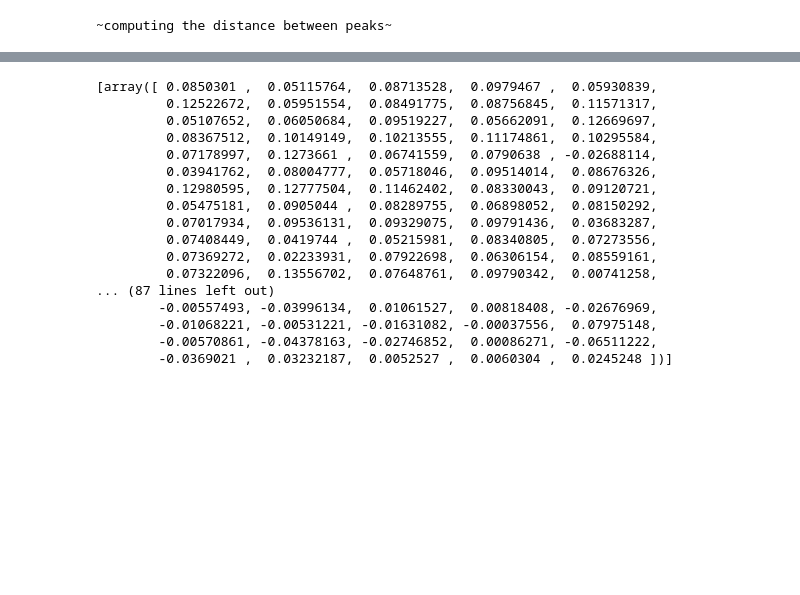
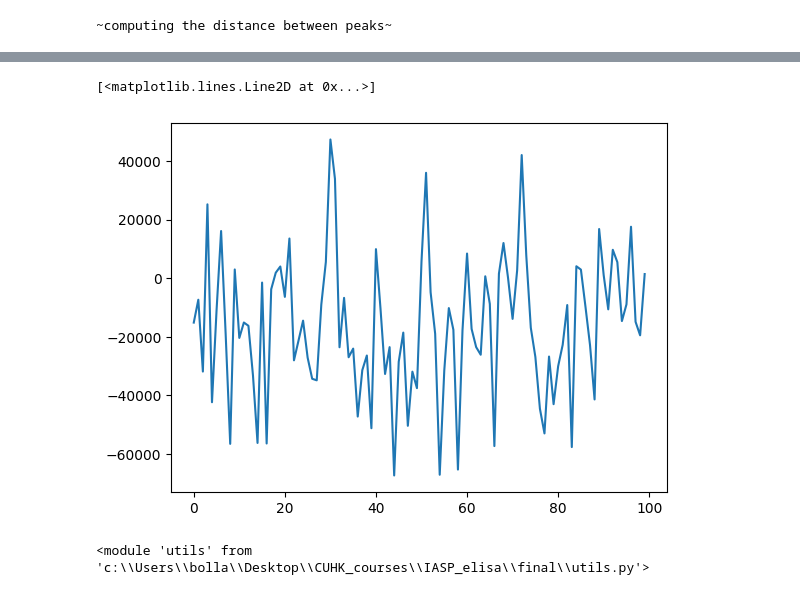
Before and after one commit to riccardobollati/GANs_for_financial_series_generation, a Jupyter notebook: main.ipynb, the cells around one changed output, grey strips where cells are left out. Saved outputs shown, nothing was run; the diff lists cells and outputs as text; code cells hidden in the pictures; blank space fills up the shorter version.

```diff
--- a/main.ipynb
+++ b/main.ipynb
@@ -177,20 +159,0 @@ utils.plot_samples_price(scaled)
-# %%
-scaled
-# %% [output]
-[array([ 0.0850301 ,  0.05115764,  0.08713528,  0.0979467 ,  0.05930839,
-         0.12522672,  0.05951554,  0.08491775,  0.08756845,  0.11571317,
-         0.05107652,  0.06050684,  0.09519227,  0.05662091,  0.12669697,
-         0.08367512,  0.10149149,  0.10213555,  0.11174861,  0.10295584,
-         0.07178997,  0.1273661 ,  0.06741559,  0.0790638 , -0.02688114,
-         0.03941762,  0.08004777,  0.05718046,  0.09514014,  0.08676326,
-         0.12980595,  0.12777504,  0.11462402,  0.08330043,  0.09120721,
-         0.05475181,  0.0905044 ,  0.08289755,  0.06898052,  0.08150292,
-         0.07017934,  0.09536131,  0.09329075,  0.09791436,  0.03683287,
-         0.07408449,  0.0419744 ,  0.05215981,  0.08340805,  0.07273556,
-         0.07369272,  0.02233931,  0.07922698,  0.06306154,  0.08559161,
-         0.07322096,  0.13556702,  0.07648761,  0.09790342,  0.00741258,
-... (87 lines left out)
-        -0.00557493, -0.03996134,  0.01061527,  0.00818408, -0.02676969,
-        -0.01068221, -0.00531221, -0.01631082, -0.00037556,  0.07975148,
-        -0.00570861, -0.04378163, -0.02746852,  0.00086271, -0.06511222,
-        -0.0369021 ,  0.03232187,  0.0052527 ,  0.0060304 ,  0.0245248 ])]
@@ -201,0 +160,16 @@ linear_reg = LinearRegression(fit_intercept=True)
+# %%
+plt.plot(sample[2][0].detach().numpy())
+# %% [output]
+[<matplotlib.lines.Line2D at 0x...>]
+[figure, added]
+# %%
+import importlib
+import generate_syntetic_df
+importlib.reload(generate_syntetic_df)
+import generate_syntetic_df
+from generate_syntetic_df import DfGenerator
+
+import utils
+importlib.reload(utils)
+# %% [output]
+<module 'utils' from 'c:\\Users\\bolla\\Desktop\\CUHK_courses\\IASP_elisa\\final\\utils.py'>
```
Also changed, not shown: parts of 12 cells of this notebook, 11 other files.
